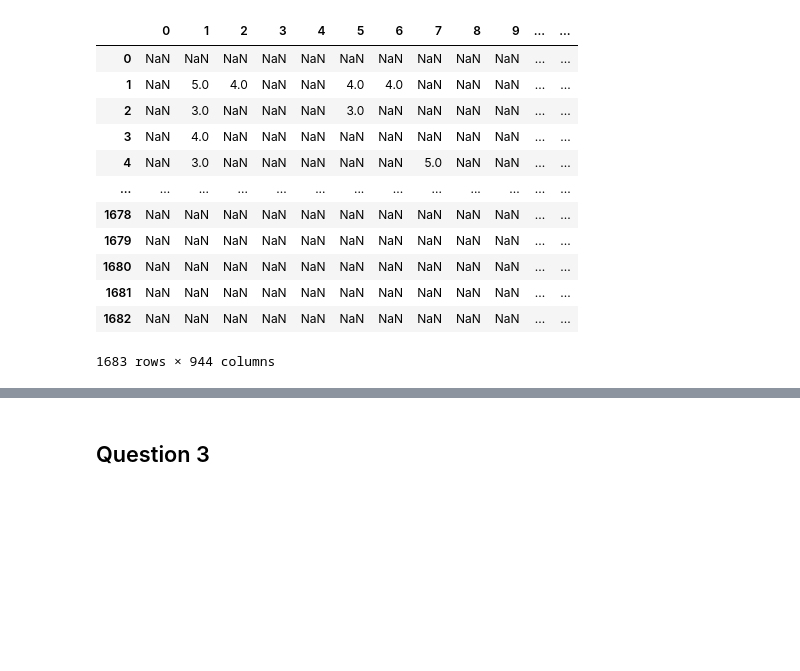
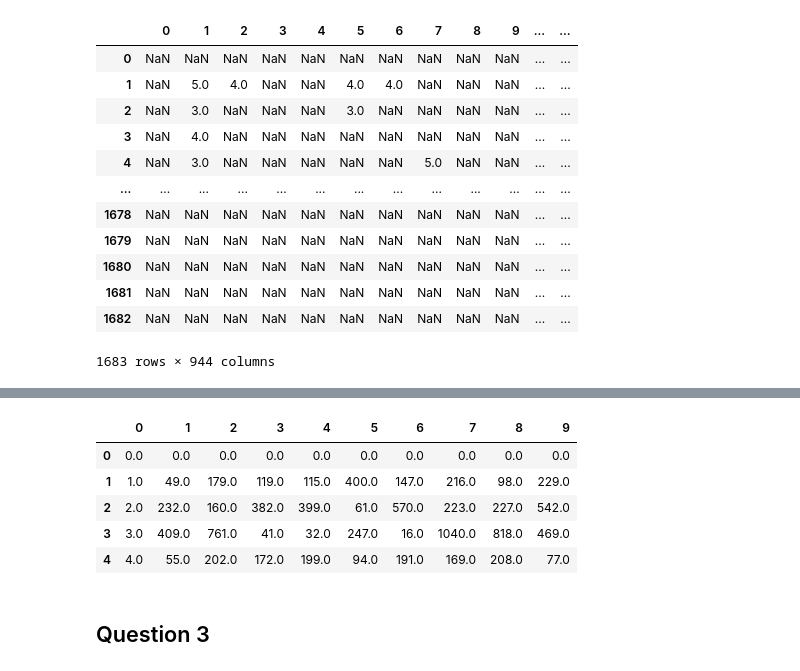
Before and after one commit to clementbernardd/LOG6308, a Jupyter notebook: TP1_groupe7_ghaith_.ipynb, the cells around one changed output, grey strips where cells are left out. Drawn from its saved outputs; the diff is of its cells as text; code cells hidden in the pictures; blank space fills up the shorter version.

```diff
--- a/TP1_groupe7_ghaith_.ipynb
+++ b/TP1_groupe7_ghaith_.ipynb
@@ -395,3 +419,12 @@ array([[0.        ,        nan,        nan, ..., 0.        , 0.        ,
+# %%
+df_10_index.head()
+# %% [output]
+|  | 0 | 1 | 2 | 3 | 4 | 5 | 6 | 7 | 8 | 9 |
+| 0 | 0.0 | 0.0 | 0.0 | 0.0 | 0.0 | 0.0 | 0.0 | 0.0 | 0.0 | 0.0 |
+| 1 | 1.0 | 49.0 | 179.0 | 119.0 | 115.0 | 400.0 | 147.0 | 216.0 | 98.0 | 229.0 |
+| 2 | 2.0 | 232.0 | 160.0 | 382.0 | 399.0 | 61.0 | 570.0 | 223.0 | 227.0 | 542.0 |
+| 3 | 3.0 | 409.0 | 761.0 | 41.0 | 32.0 | 247.0 | 16.0 | 1040.0 | 818.0 | 469.0 |
+| 4 | 4.0 | 55.0 | 202.0 | 172.0 | 199.0 | 94.0 | 191.0 | 169.0 | 208.0 | 77.0 |
 # %% [markdown]
 ## Question 3
 # %% [markdown]
```
Also changed, not shown: parts of 10 cells of this notebook.
